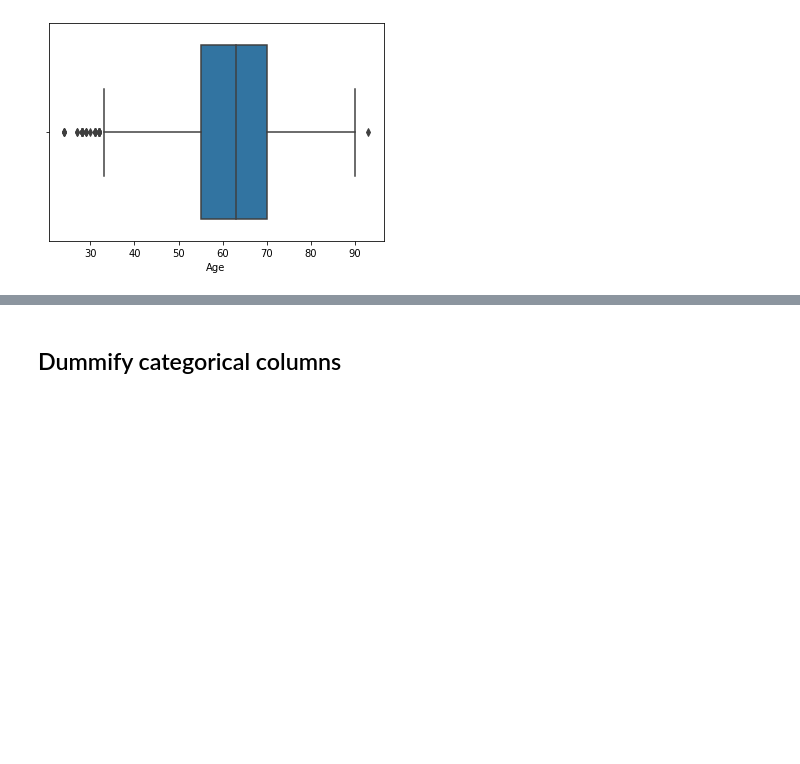
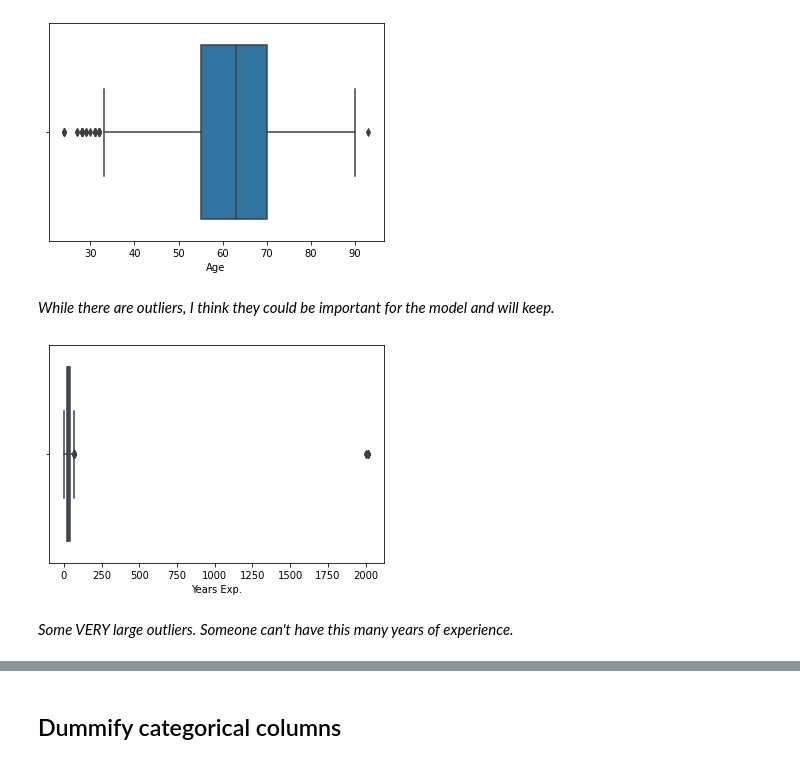
Before and after one commit to carlysharma/yacht_insurance, a Jupyter notebook: code/02_Model_Preprocessing.ipynb, the cells around one changed output, grey strips where cells are left out. Drawn from its saved outputs; the diff is of its cells as text; code cells hidden in the pictures; blank space fills up the shorter version.

```diff
--- a/code/02_Model_Preprocessing.ipynb
+++ b/code/02_Model_Preprocessing.ipynb
@@ -425,3 +456,11 @@ sns.boxplot(x=combined['Hull Limit']);
 sns.boxplot(x=combined['Age']);
 # %% [output]
 [figure]
+# %% [markdown]
+*While there are outliers, I think they could be important for the model and will keep.*
+# %%
+sns.boxplot(x=combined['Years Exp.']);
+# %% [output]
+[figure, added]
+# %% [markdown]
+*Some VERY large outliers. Someone can't have this many years of experience.*
```
Also changed, not shown: parts of 22 cells of this notebook, 12 other files.
